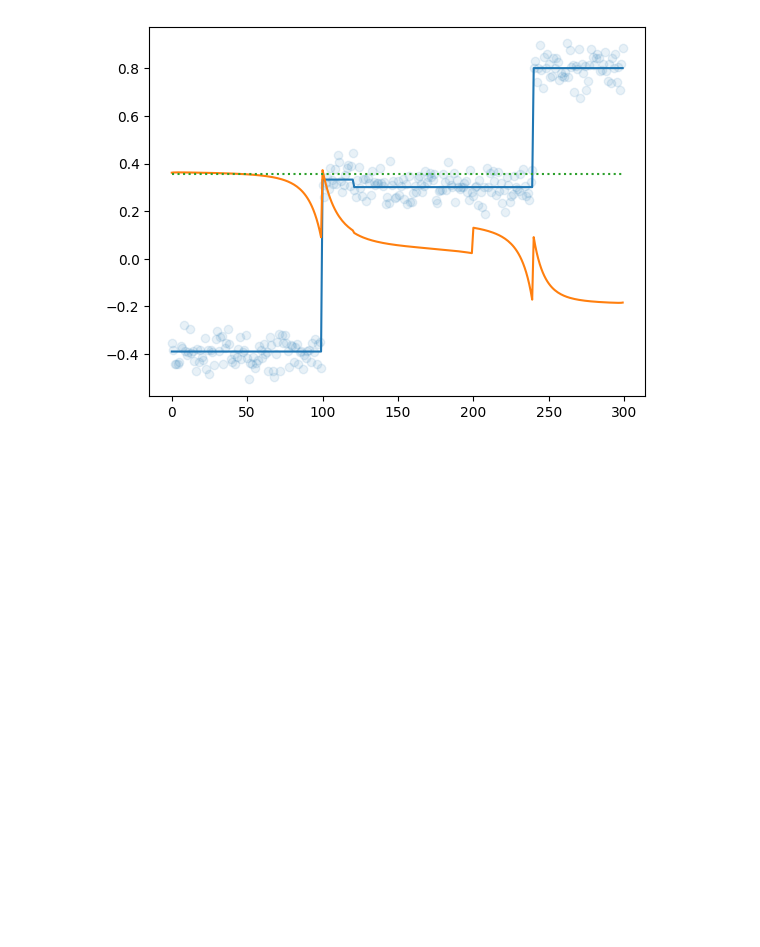
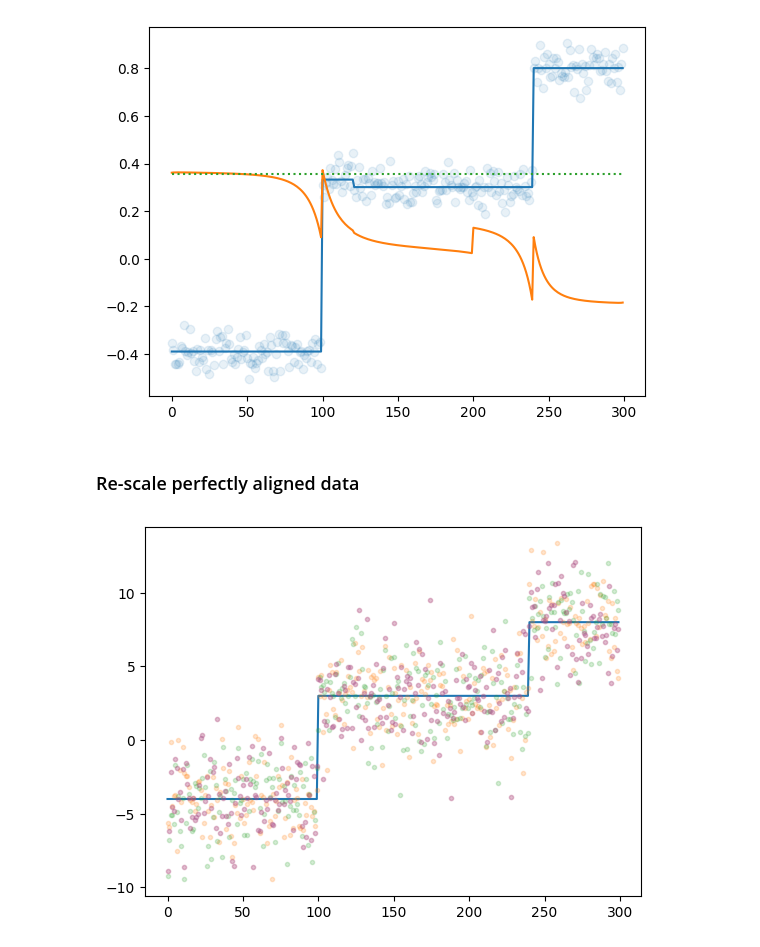
Before and after one commit to emdupre/bayes-ca, a Jupyter notebook: experiments/schematic_simulation.ipynb, the cells around one changed output. Cells and saved outputs as stored; diff of their text form; code cells hidden in the pictures; blank space fills up the shorter version.

```diff
--- a/experiments/schematic_simulation.ipynb
+++ b/experiments/schematic_simulation.ipynb
@@ -323,3 +323,42 @@ plt.plot(global_means, ':')
 # %% [output]
 [<matplotlib.lines.Line2D at 0x...>]
 [figure]
+# %% [markdown]
+### Re-scale perfectly aligned data
+# %%
+mu_pri = 0.0
+sigmasq_pri = 3.0**2
+sigmasq_subj = 0.5 * sigmasq_pri   # Note: variance of jump size is 2 * sigmasq_pri
+sigmasq_obs = 2.**2
+
+hazard_rates = hazard_prob * jnp.ones(max_duration)
+hazard_rates = hazard_rates.at[-1].set(1.0)
+
+mu_pri = core._safe_handling_params(mu_pri, num_features)
+sigmasq_pri = core._safe_handling_params(sigmasq_pri, num_features)
+sigmasq_subj = core._safe_handling_params(sigmasq_subj, num_features)
+
+this_key, key = jr.split(key)
+signal_one = jnp.concatenate(
+    (
+        jnp.ones((100, 1)) * -4.,
+        jnp.ones((140, 1)) * 3.,
+        jnp.ones((60, 1)) * 8.,
+    )
+)
+obs_one = tfd.Normal(signal_one, jnp.sqrt(sigmasq_obs)).sample(seed=key)
+
+this_key, key = jr.split(key)
+obs_two = tfd.Normal(signal_one, jnp.sqrt(sigmasq_obs)).sample(seed=this_key)
+
+this_key, key = jr.split(key)
+obs_three = tfd.Normal(signal_one, jnp.sqrt(sigmasq_obs)).sample(seed=key)
+
+
+obs = jnp.stack((obs_one, obs_two, obs_three), axis=0)
+
+plt.plot(signal_one[...,0])
+for i in range(4):
+    plt.plot(obs[i], '.', alpha=0.2)
+# %% [output]
+[figure, added]
```
Also changed, not shown: parts of 4 cells of this notebook.
